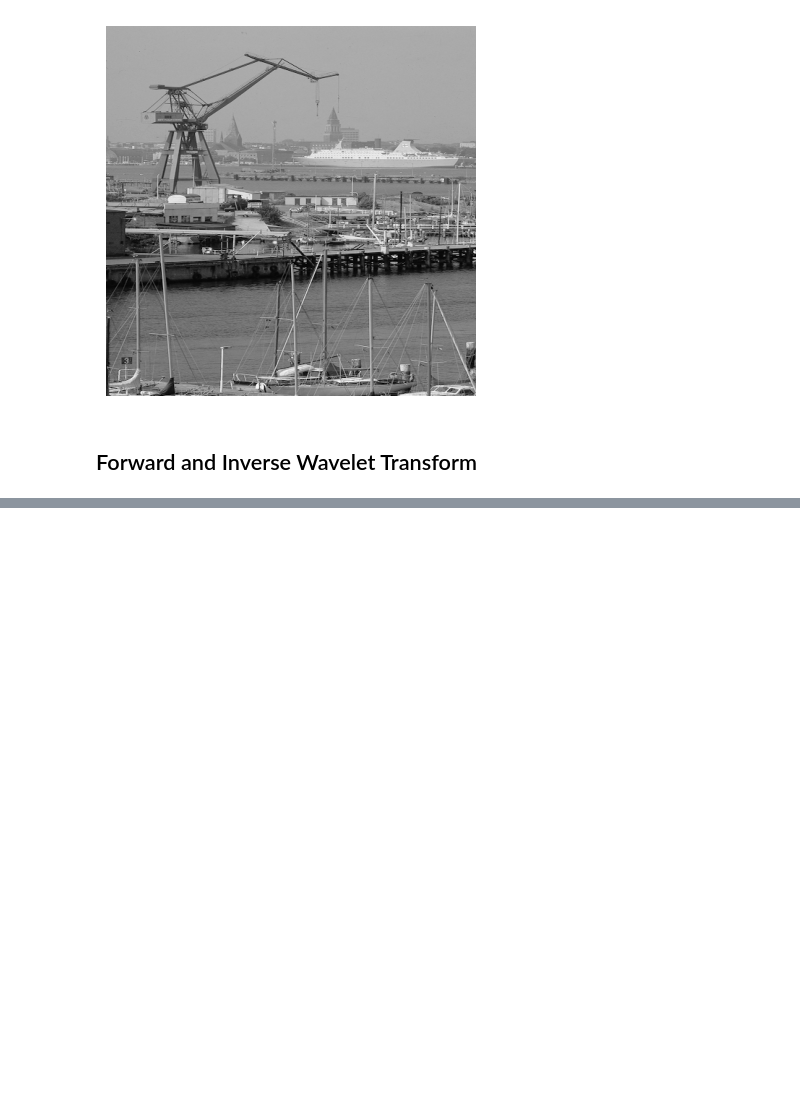
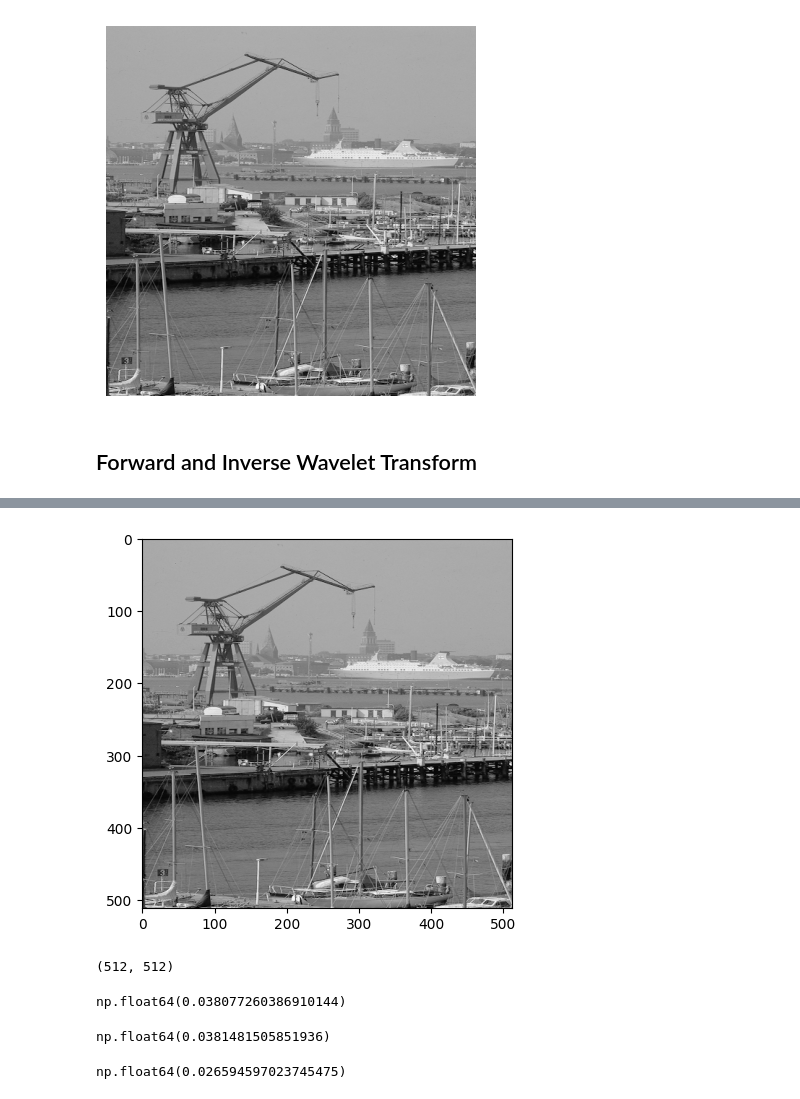
Before and after one commit to ikenichaa/wavelet-transform, a Jupyter notebook: task2-convolution.ipynb, the cells around one changed output, grey strips where cells are left out. Saved outputs shown, nothing was run; the diff lists cells and outputs as text; code cells hidden in the pictures; blank space fills up the shorter version.

```diff
--- a/task2-convolution.ipynb
+++ b/task2-convolution.ipynb
@@ -304,0 +242,8 @@ b= np.arange(10).reshape(2,5)
+# %%
+show_pic(im)
+# %% [output]
+[figure, added]
+# %%
+imd.shape
+# %% [output]
+(512, 512)
@@ -304,0 +256,12 @@ b= np.arange(10).reshape(2,5)
+# %%
+calculate_mse(im, imd)
+# %% [output]
+np.float64(0.038077260386910144)
+# %%
+calculate_mse(im, reconstructed_image)
+# %% [output]
+np.float64(0.0381481505851936)
+# %%
+calculate_mse(im, imf)
+# %% [output]
+np.float64(0.026594597023745475)
```
Also changed, not shown: parts of 45 cells of this notebook.
